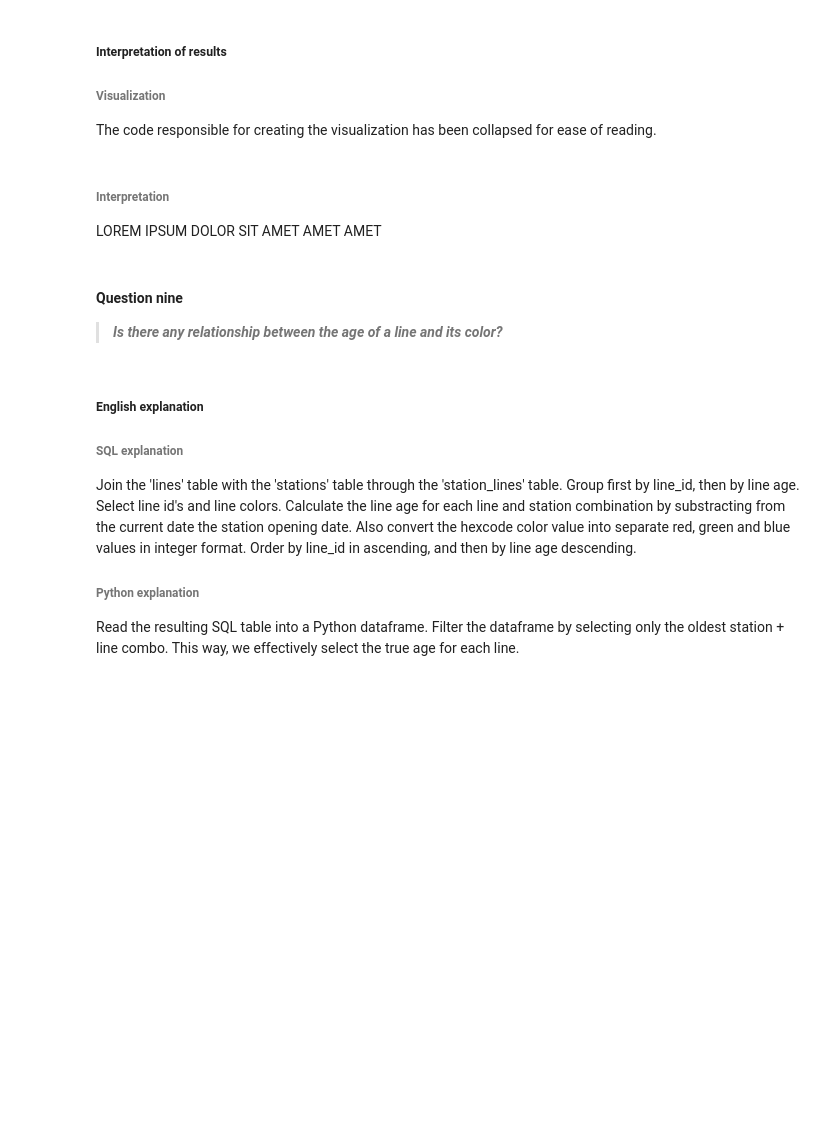
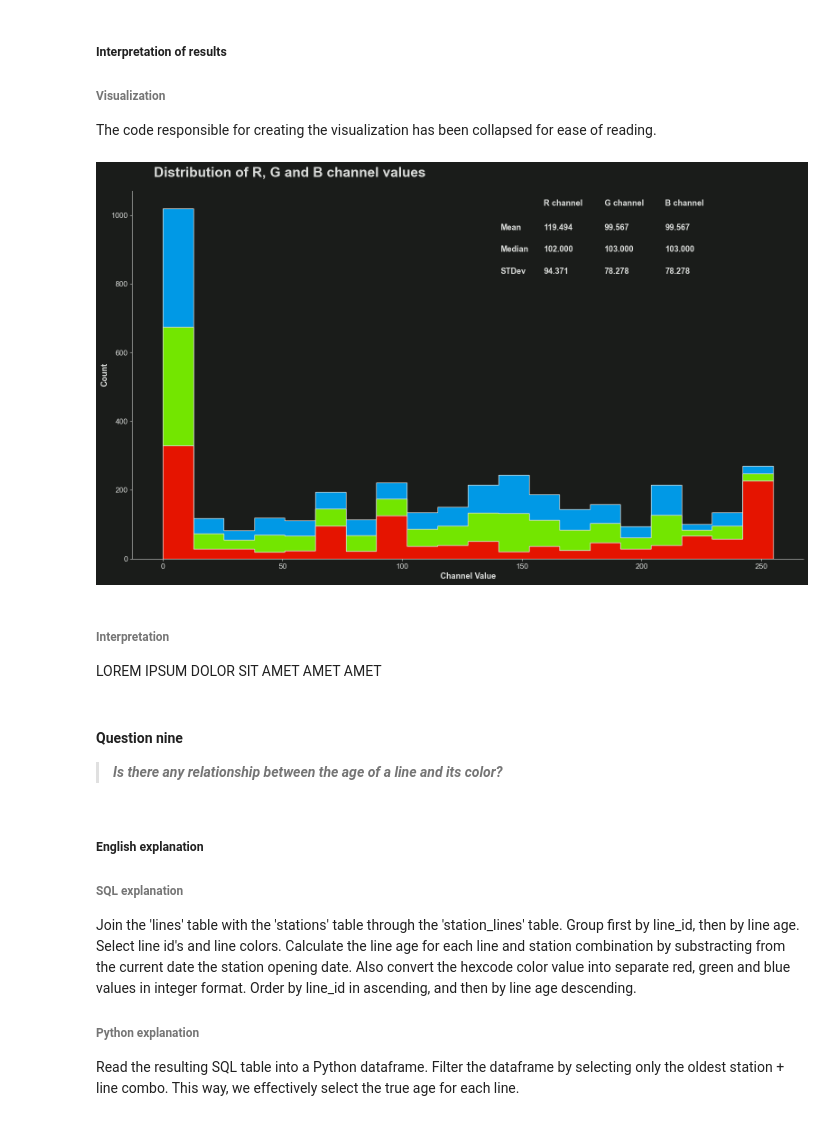
Before and after one commit to ejgenc/data-analysis_city-lines, a Jupyter notebook: notebooks/data-analysis.ipynb, the cells around one changed output. Saved outputs shown, nothing was run; the diff lists cells and outputs as text; code cells hidden in the pictures; blank space fills up the shorter version.

Commit message:
Done visualizing the first part of question eight.

```diff
--- a/notebooks/data-analysis.ipynb
+++ b/notebooks/data-analysis.ipynb
@@ -491,6 +483,92 @@ outlier_colors
 ###### Visualization
 
 The code responsible for creating the visualization has been collapsed for ease of reading.
+# %%
+# --- data prep ---
+datasets = [result.loc[:, colname].astype(int) for colname in ["r_value", "g_value", "b_value"]]
+s_stat = {}
+
+for dataset, label_name in zip(datasets, ["R channel", "G channel", "B channel"]):
+    s_stat[label_name] = {"mean": "{:.3f}".format(dataset.mean()),
+                          "median": "{:.3f}".format(dataset.median()),
+                          "stdev": "{:.3f}".format(dataset.std())}
+# --- viz setup ---
+#create figure
+fig = plt.figure(figsize = (19.20, 10.80),
+                 dpi = 100)
+ax = fig.add_subplot(1, 1, 1)
+
+# # configure params
+# titles
+plt.figtext(s="Distribution of R, G and B channel values",
+          x=0.15,
+          y=0.91,
+          va="baseline",
+          ha="left",
+          fontsize=22,
+          fontweight="bold")
+
+# # Annotation
+# Annotate column headers and row values
+xloc = 0.60
+yloc = 0.85
+for col_header, innerDict in s_stat.items():
+    plt.figtext(s="{}".format(col_header),
+        x=xloc,
+        y=yloc,
+        va="baseline",
+        ha="left",
+        fontsize=13,
+        fontweight="bold")
+    inneryloc = 0.80
+    for value in innerDict.values():
+        plt.figtext(s="{}".format(value),
+            x=xloc,
+            y=inneryloc,
+            va="baseline",
+            ha="left",
+            fontsize=13,
+            fontweight="bold")
+        inneryloc -= 0.045
+    xloc += 0.07
+    yloc = 0.85
+
+# Annotate row headers
+xloc = 0.55
+yloc = 0.80
+for row_header in ["Mean", "Median", "STDev"]:
+    plt.figtext(s="{}".format(row_header),
+        x=xloc,
+        y=yloc,
+        va="baseline",
+        ha="left",
+        fontsize=13,
+        fontweight="bold")
+    yloc -= 0.045
+
+
+# axis labels
+ax.set_ylabel("Count",
+              fontsize=13,
+              fontweight="bold")
+
+ax.set_xlabel("Channel Value",
+              fontsize=13,
+              fontweight="bold")
+
+# spines and axes
+for spine in ["right", "top"]:
+    ax.spines[spine].set_visible(False)
+
+# --- plotting ---
+hist = ax.hist(x=datasets,
+               bins=20,
+               histtype="stepfilled",
+               stacked="true",
+               color=["#E51400", "#73E600", "#0099E6"],
+               edgecolor="#DBDDDB")
+# %% [output]
+[figure, added]
 # %% [markdown]
 ###### Interpretation
 
```
Also changed, not shown: parts of 2 cells of this notebook.
